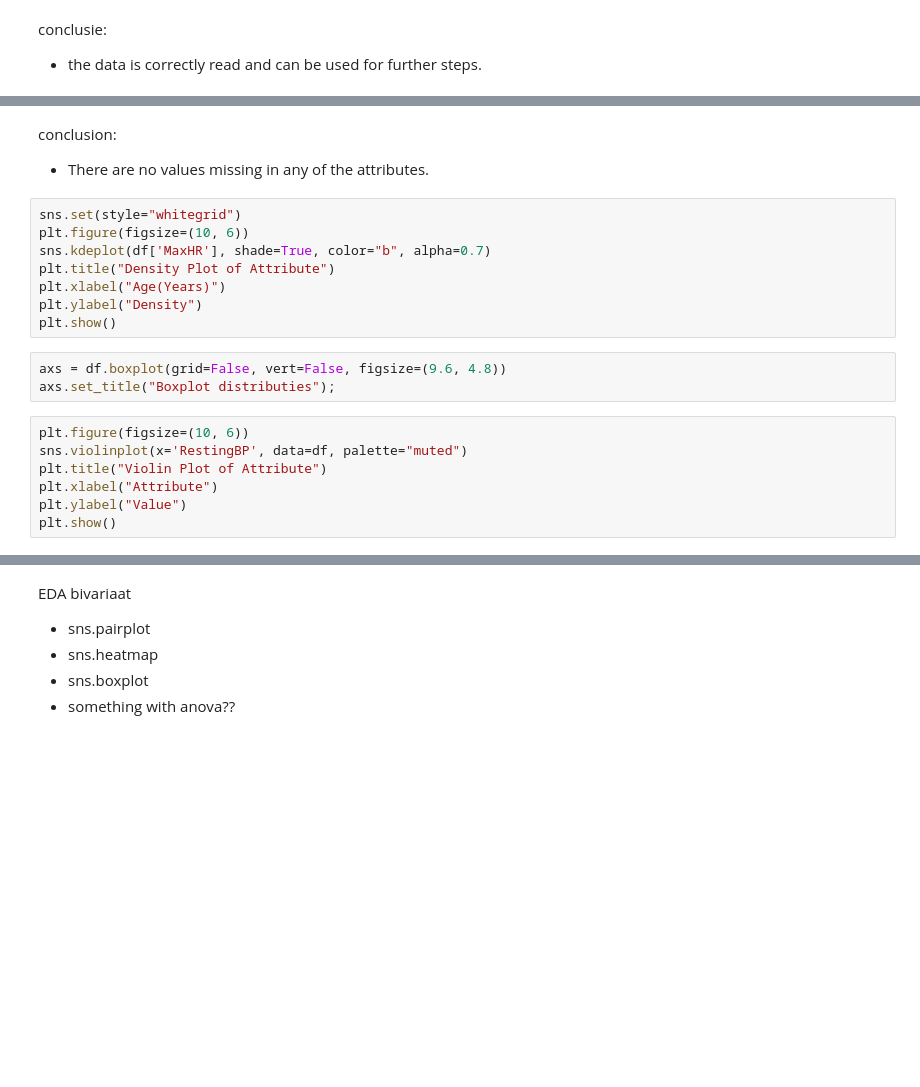
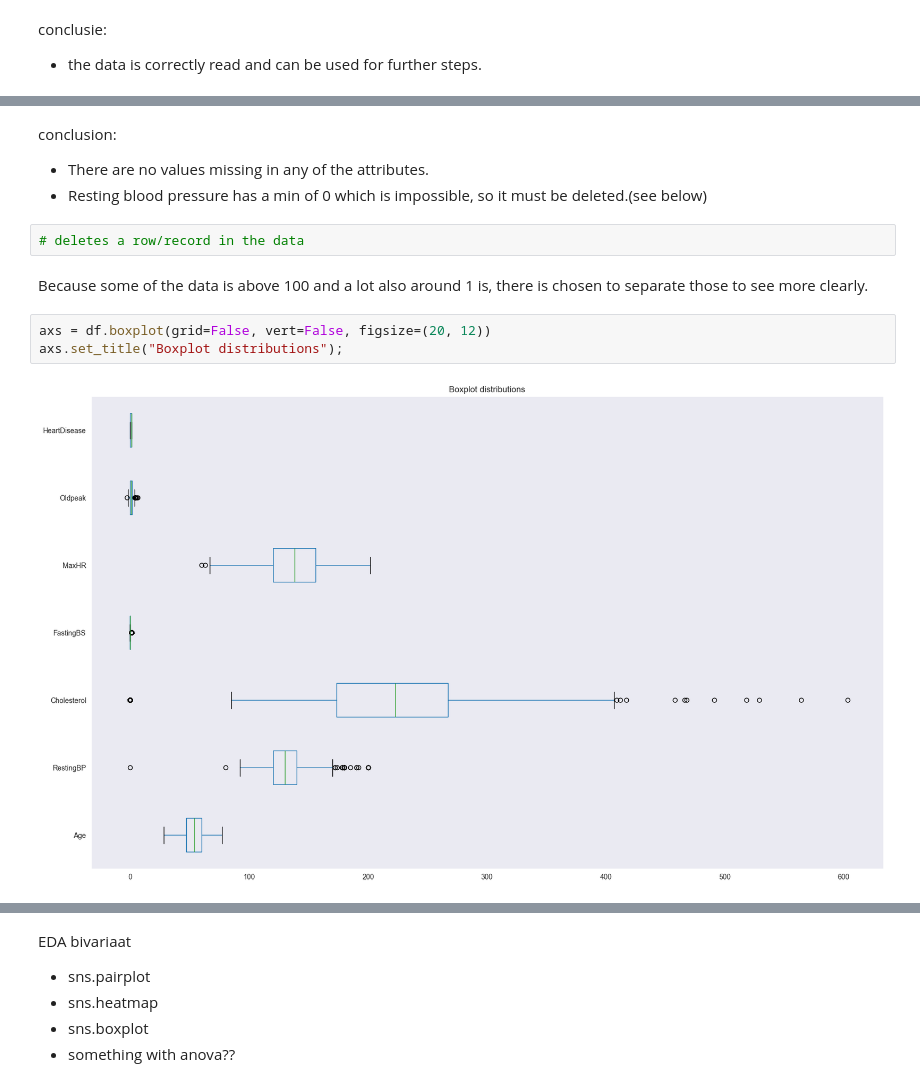
Before and after one commit to Alphina18/heart_disease_pred, a Jupyter notebook: EDA_hdp.ipynb, the cells around one changed output, grey strips where cells are left out. Cells and saved outputs as stored; diff of their text form; blank space fills up the shorter version.

```diff
--- a/EDA_hdp.ipynb
+++ b/EDA_hdp.ipynb
@@ -180,23 +190,15 @@ pd.DataFrame({
 # %% [markdown]
 conclusion:
 - There are no values missing in any of the attributes.
+- Resting blood pressure has a min of 0 which is impossible, so it must be deleted.(see below)
-# %%
-sns.set(style="whitegrid")
-plt.figure(figsize=(10, 6))
-sns.kdeplot(df['MaxHR'], shade=True, color="b", alpha=0.7)
-plt.title("Density Plot of Attribute")
-plt.xlabel("Age(Years)")
-plt.ylabel("Density")
-plt.show()
+# %%
+# deletes a row/record in the data
+# %% [markdown]
+Because some of the data is above 100 and a lot also around 1 is, there is chosen to separate those to see more clearly.
 # %%
-axs = df.boxplot(grid=False, vert=False, figsize=(9.6, 4.8))
-axs.set_title("Boxplot distributies");
+axs = df.boxplot(grid=False, vert=False, figsize=(20, 12))
+axs.set_title("Boxplot distributions");
+# %% [output]
+[figure, added]
-# %%
-plt.figure(figsize=(10, 6))
-sns.violinplot(x='RestingBP', data=df, palette="muted")
-plt.title("Violin Plot of Attribute")
-plt.xlabel("Attribute")
-plt.ylabel("Value")
-plt.show()
 # %%
 axs = df.hist(bins=40, figsize=(20, 12))
```
Also changed, not shown: parts of 31 cells of this notebook.
